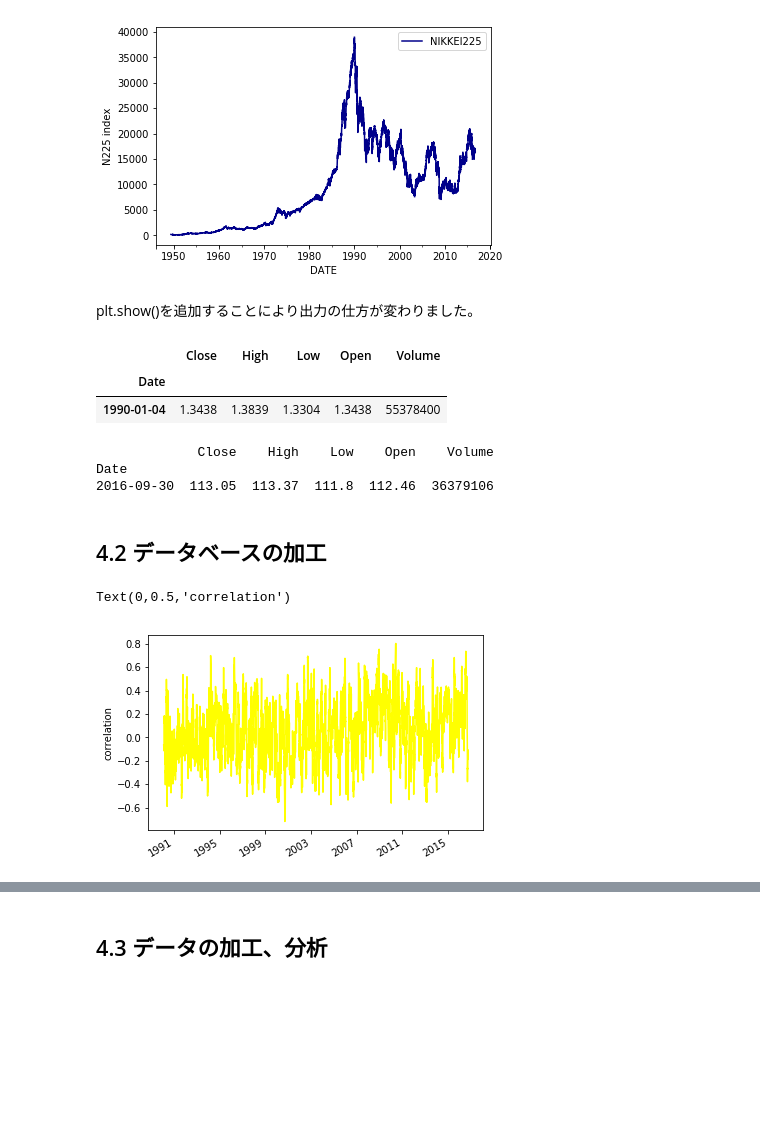
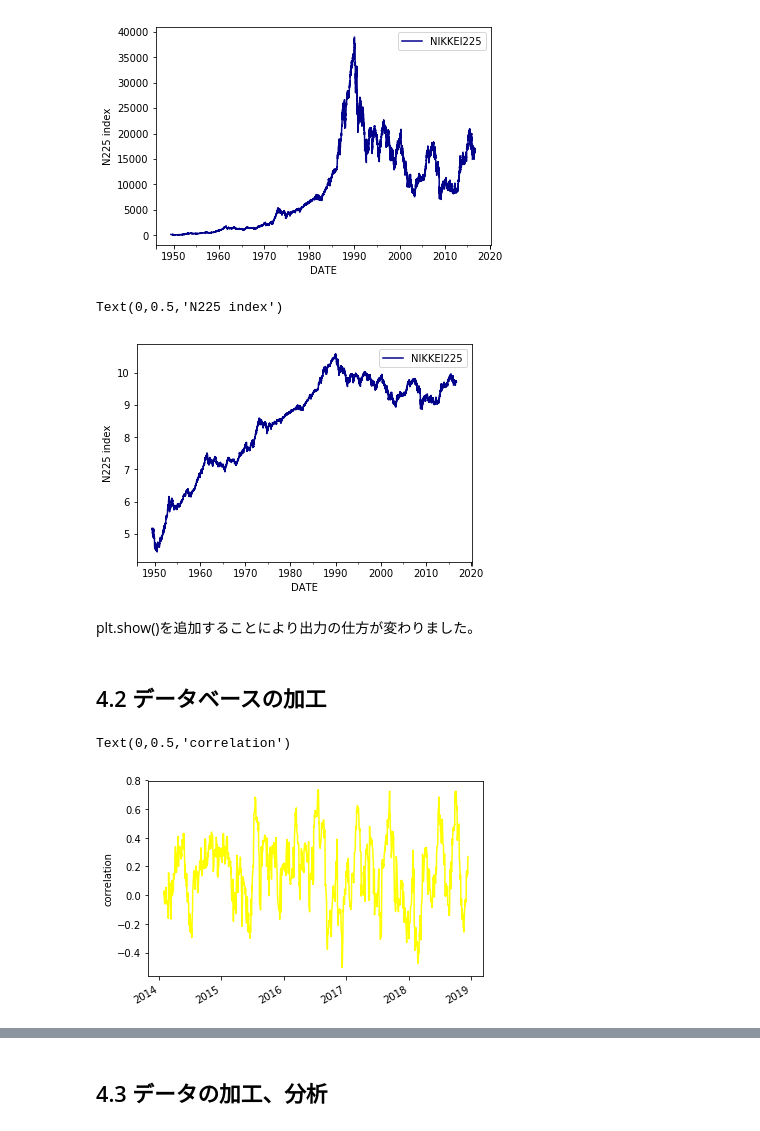
Before and after one commit to innovation1005/python3-for-system-trade, a Jupyter notebook: 360/pan4.ipynb, the cells around one changed output, grey strips where cells are left out. Saved outputs shown, nothing was run; the diff lists cells and outputs as text; code cells hidden in the pictures; blank space fills up the shorter version.

```diff
--- a/360/pan4.ipynb
+++ b/360/pan4.ipynb
@@ -25,23 +25,13 @@ plt.ylabel('N225 index')
 # %% [output]
 Text(0,0.5,'N225 index')
 [figure]
+# %%
+%matplotlib inline
+import numpy as np
+np.log(N225).plot(color='darkblue')
+plt.ylabel('N225 index')
+# %% [output]
+Text(0,0.5,'N225 index')
+[figure, added]
 # %% [markdown]
 plt.show()を追加することにより出力の仕方が変わりました。
-# %%
-price = web.DataReader("aapl", 'morningstar',"1990/1/4",end)#yahooのサービスの停止により変更
-price=price.reset_index() #indexの解除
-del price["Symbol"] #Symbolの削除
-ind=price["Date"]#新しいインデックスの作成
-price=price.iloc[:,1:]#新しいデータの作成
-price.index=ind#新しいインデックスに入れ替え
-price.head(1)
-# %% [output]
-|  | Close | High | Low | Open | Volume |
-| Date |  |  |  |  |  |
-| 1990-01-04 | 1.3438 | 1.3839 | 1.3304 | 1.3438 | 55378400 |
-# %%
-print(price.tail(1))
-# %% [output]
-             Close    High    Low    Open    Volume
-Date
-2016-09-30  113.05  113.37  111.8  112.46  36379106
@@ -50,14 +53,11 @@ Date
 # %%
-import pandas as pd
-fx = web.DataReader('DEXJPUS',"fred",start,end)
-port=pd.concat([price.Close,fx],axis=1).dropna()
 n=port.Close.pct_change().dropna()
 f=port.DEXJPUS.pct_change().dropna()
 f.rolling(window=20).corr(n).plot(color="yellow")
 plt.ylabel('correlation')
 # %% [output]
 Text(0,0.5,'correlation')
-[figure, old version]
+[figure, new version]
 # %%
 #price = web.DataReader("aapl", 'yahoo','1990/1/1',end)#yahooのサービスの停止により変更
 price1=price.loc["1990/1/1":]#ixの停止によりlocに変更
```
Also changed, not shown: parts of 10 cells of this notebook, 2 other files.
